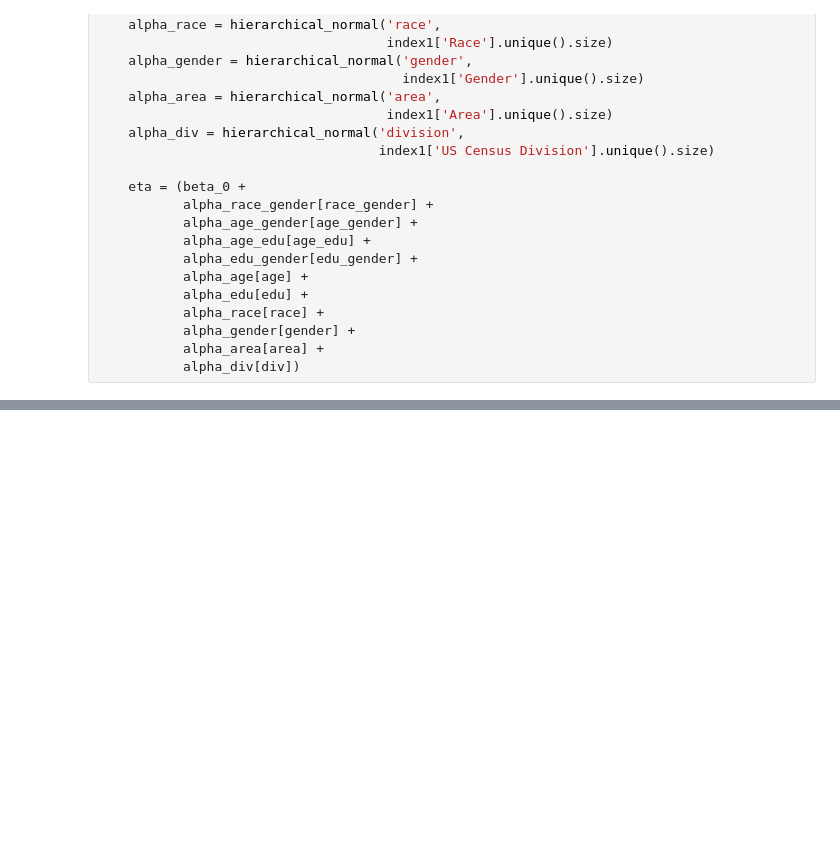
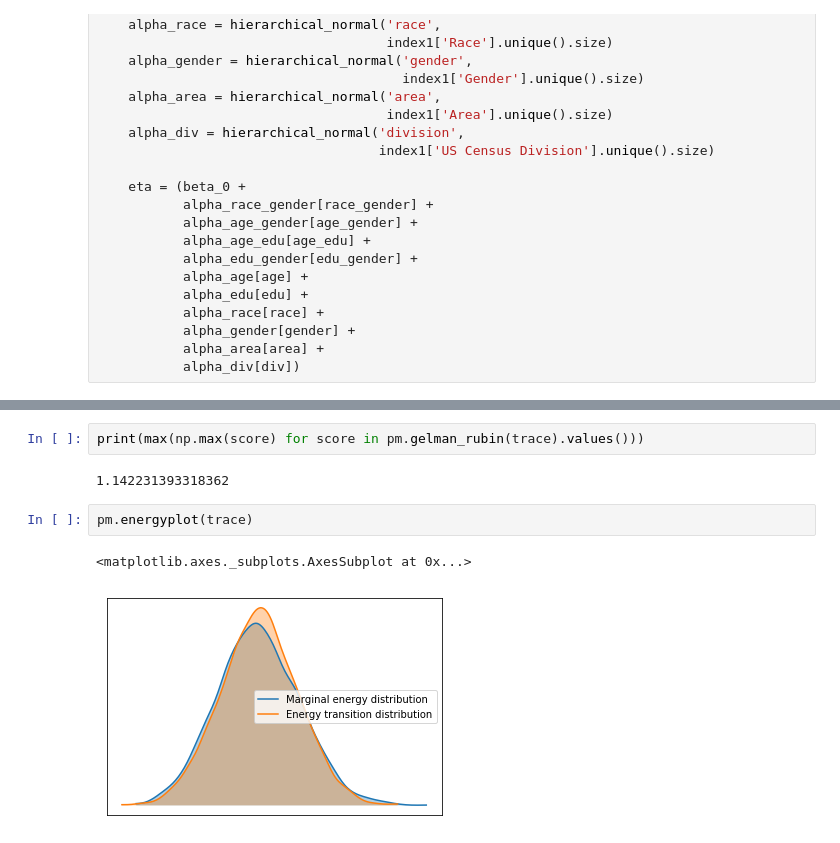
Before and after one commit to wl2522/MSR2, a Jupyter notebook: MRP.ipynb, the cells around one changed output, grey strips where cells are left out. Saved outputs shown, nothing was run; the diff lists cells and outputs as text; blank space fills up the shorter version.

```diff
--- a/MRP.ipynb
+++ b/MRP.ipynb
@@ -313,0 +323,9 @@ NUTS: [sigma_division_log__, delta_division, sigma_area_log__, delta_area, sigma
+# %%
+print(max(np.max(score) for score in pm.gelman_rubin(trace).values()))
+# %% [output]
+1.142231393318362
+# %%
+pm.energyplot(trace)
+# %% [output]
+<matplotlib.axes._subplots.AxesSubplot at 0x...>
+[figure, added]
```
Also changed, not shown: parts of 3 cells of this notebook, 1 other file.
